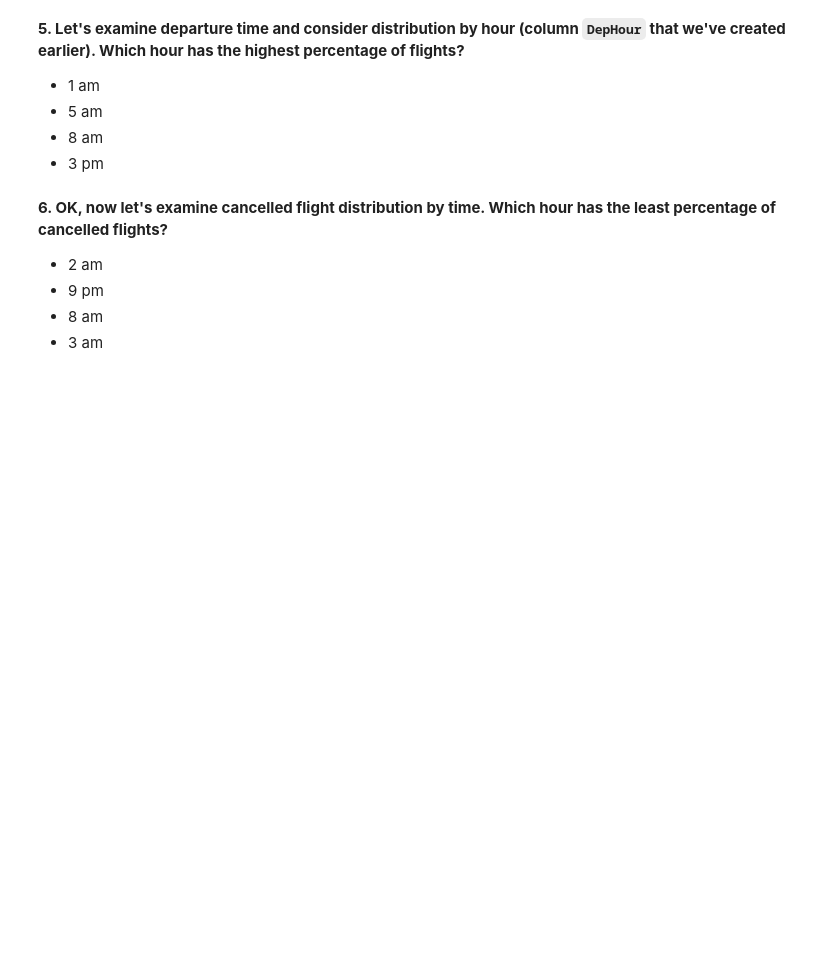
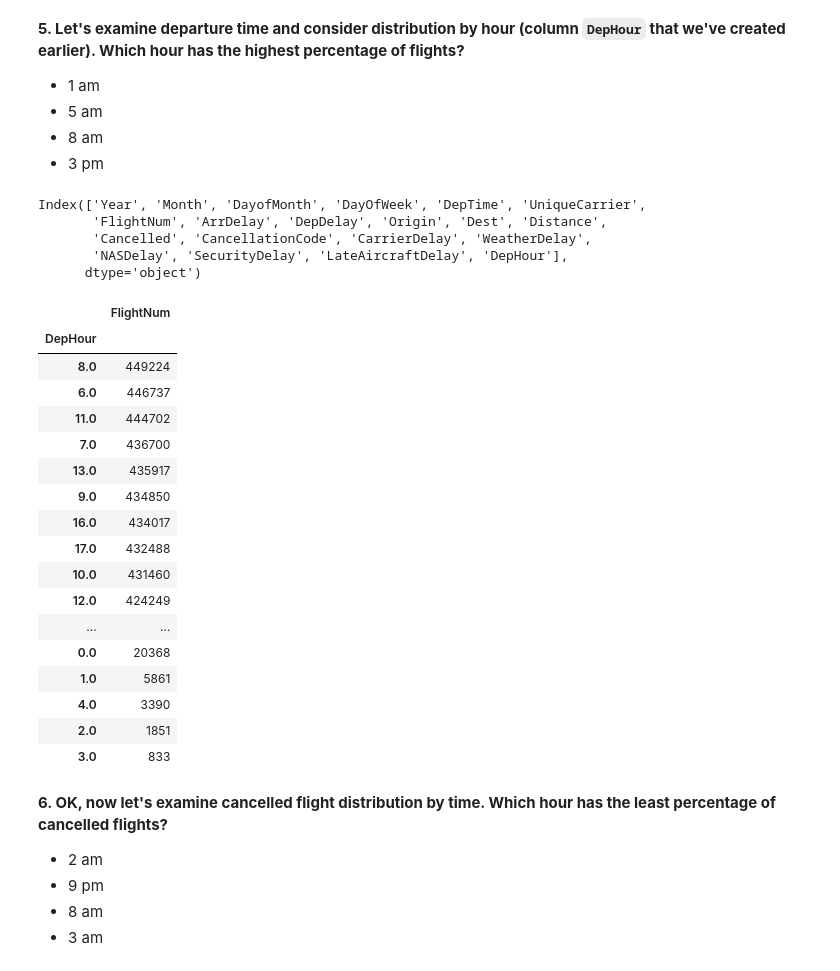
Before and after one commit to akshayhegde8/mlcourse.ai, a Jupyter notebook: jupyter_english/assignments_spring2019/assignment1_USA_flights_EDA.ipynb, the cells around one changed output. Saved outputs shown, nothing was run; the diff lists cells and outputs as text; code cells hidden in the pictures; blank space fills up the shorter version.

```diff
--- a/jupyter_english/assignments_spring2019/assignment1_USA_flights_EDA.ipynb
+++ b/jupyter_english/assignments_spring2019/assignment1_USA_flights_EDA.ipynb
@@ -333,3 +402,41 @@ Name: DepHour, dtype: float64
+# %%
+# You code here
+df = flights_df;
+df.columns
+df['DepHour'] = df['DepTime'] // 100
+df['DepHour'].replace(to_replace=24, value=0, inplace=True)
+
+print (df.columns)
+columns_to_show = ['FlightNum',]
+columns_to_group = ['DepHour']
+a = flights_df.groupby(by=columns_to_group)[columns_to_show].count();
+a.sort_values(by='FlightNum', ascending=False)
+
+#Answer: 8.0 -> 8am
+# %% [output]
+Index(['Year', 'Month', 'DayofMonth', 'DayOfWeek', 'DepTime', 'UniqueCarrier',
+       'FlightNum', 'ArrDelay', 'DepDelay', 'Origin', 'Dest', 'Distance',
+       'Cancelled', 'CancellationCode', 'CarrierDelay', 'WeatherDelay',
+       'NASDelay', 'SecurityDelay', 'LateAircraftDelay', 'DepHour'],
+      dtype='object')
+|  | FlightNum |
+| DepHour |  |
+| 8.0 | 449224 |
+| 6.0 | 446737 |
+| 11.0 | 444702 |
+| 7.0 | 436700 |
+| 13.0 | 435917 |
+| 9.0 | 434850 |
+| 16.0 | 434017 |
+| 17.0 | 432488 |
+| 10.0 | 431460 |
+| 12.0 | 424249 |
+| ... | ... |
+| 0.0 | 20368 |
+| 1.0 | 5861 |
+| 4.0 | 3390 |
+| 2.0 | 1851 |
+| 3.0 | 833 |
 # %% [markdown]
 **6. OK, now let's examine cancelled flight distribution by time. Which hour has the least percentage of cancelled flights?**<br>
 
```
Also changed, not shown: parts of 15 cells of this notebook.
